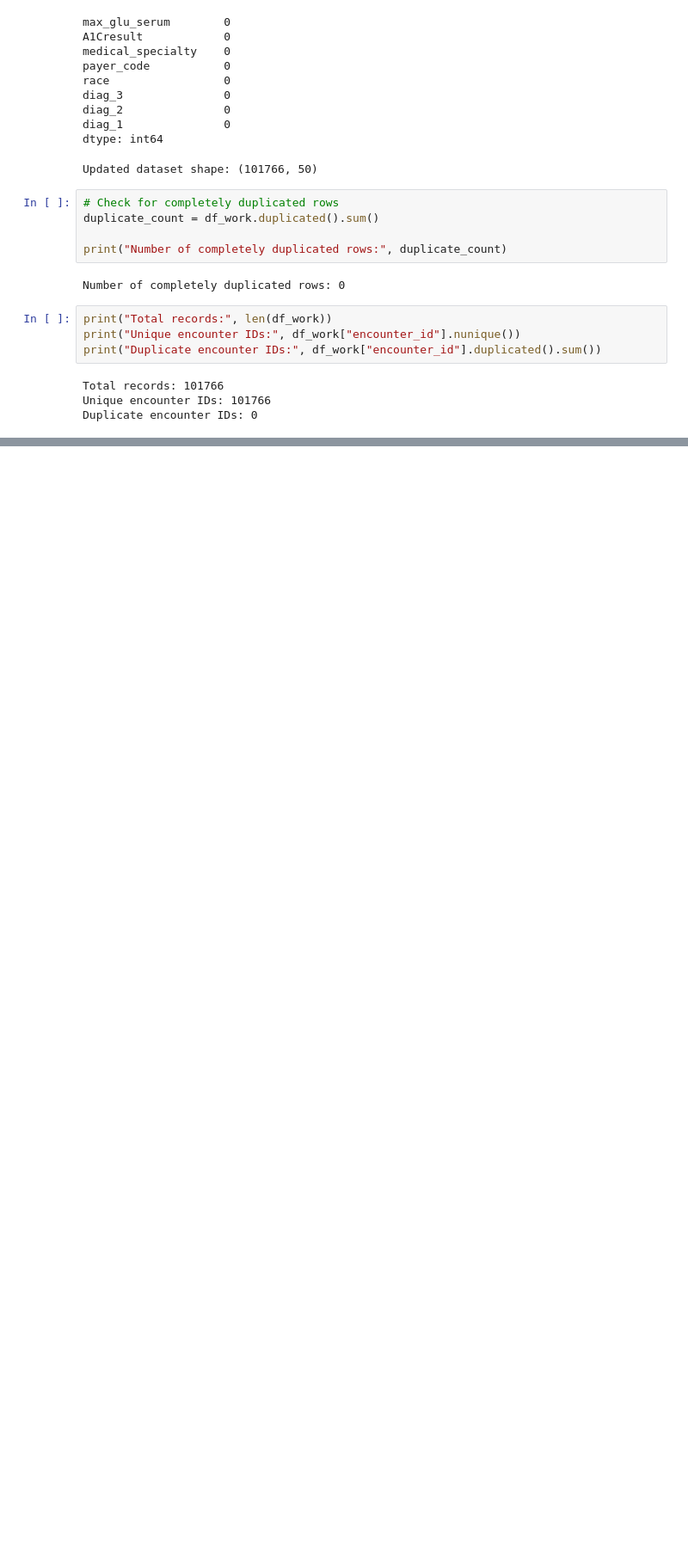
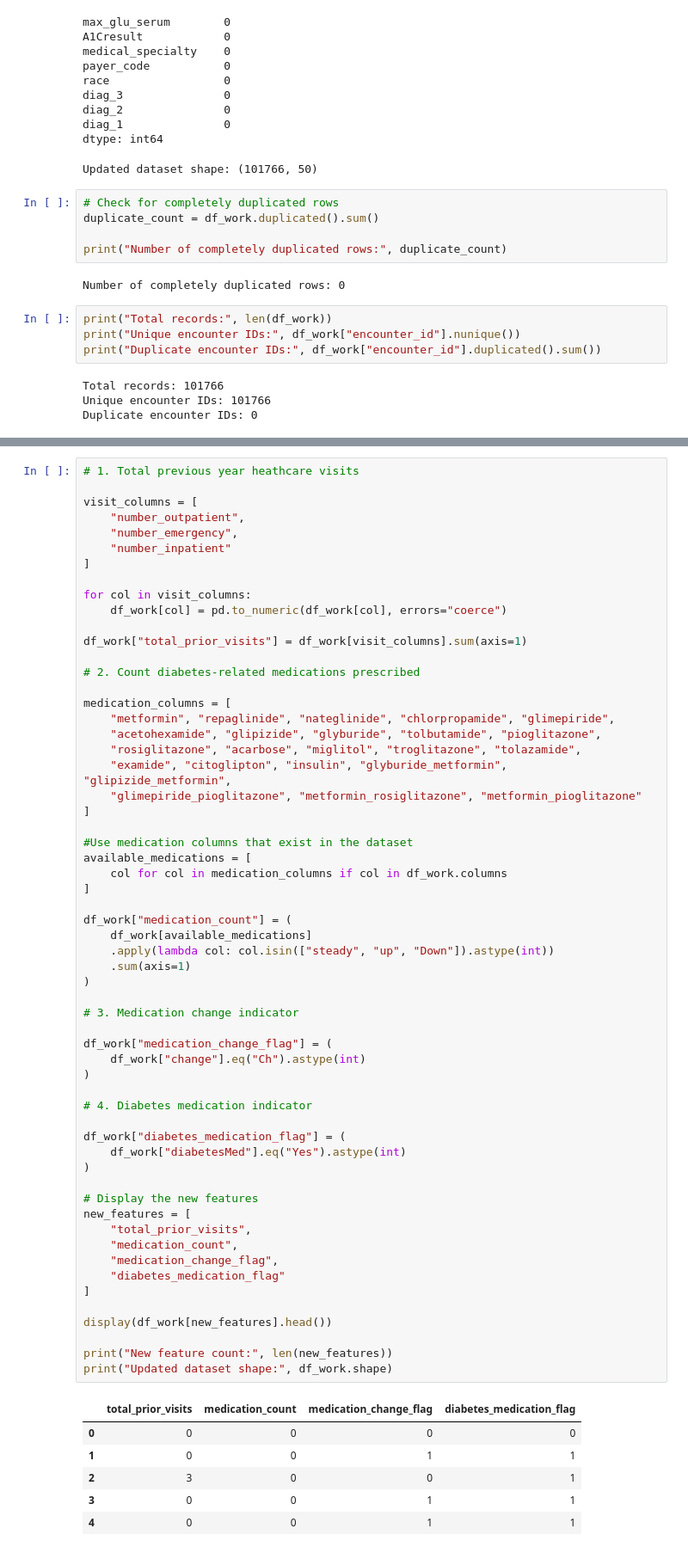
Before and after one commit to hetanshipatel/healthcare-data-analytics, a Jupyter notebook: notebooks/01_raw_data_inspection.ipynb, the cells around one changed output, grey strips where cells are left out. Shown at 86% size. Saved outputs shown, nothing was run; the diff lists cells and outputs as text; blank space fills up the shorter version.

```diff
--- a/notebooks/01_raw_data_inspection.ipynb
+++ b/notebooks/01_raw_data_inspection.ipynb
@@ -351,0 +377,66 @@ Duplicate encounter IDs: 0
+# %%
+# 1. Total previous year heathcare visits
+
+visit_columns = [
+    "number_outpatient",
+    "number_emergency",
+    "number_inpatient"
+]
+
+for col in visit_columns:
+    df_work[col] = pd.to_numeric(df_work[col], errors="coerce")
+
+df_work["total_prior_visits"] = df_work[visit_columns].sum(axis=1)
+
+# 2. Count diabetes-related medications prescribed
+
+medication_columns = [
+    "metformin", "repaglinide", "nateglinide", "chlorpropamide", "glimepiride",
+    "acetohexamide", "glipizide", "glyburide", "tolbutamide", "pioglitazone",
+    "rosiglitazone", "acarbose", "miglitol", "troglitazone", "tolazamide",
+    "examide", "citoglipton", "insulin", "glyburide_metformin", "glipizide_metformin",
+    "glimepiride_pioglitazone", "metformin_rosiglitazone", "metformin_pioglitazone"
+]
+
+#Use medication columns that exist in the dataset
+available_medications = [
+    col for col in medication_columns if col in df_work.columns
+]
+
+df_work["medication_count"] = (
+    df_work[available_medications]
+    .apply(lambda col: col.isin(["steady", "up", "Down"]).astype(int))
+    .sum(axis=1)
+)
+
+# 3. Medication change indicator
+
+df_work["medication_change_flag"] = (
+    df_work["change"].eq("Ch").astype(int)
+)
+
+# 4. Diabetes medication indicator
+
+df_work["diabetes_medication_flag"] = (
+    df_work["diabetesMed"].eq("Yes").astype(int)
+)
+
+# Display the new features
+new_features = [
+    "total_prior_visits",
+    "medication_count",
+    "medication_change_flag",
+    "diabetes_medication_flag"
+]
+
+display(df_work[new_features].head())
+
+print("New feature count:", len(new_features))
+print("Updated dataset shape:", df_work.shape)
+# %% [output]
+|  | total_prior_visits | medication_count | medication_change_flag | diabetes_medication_flag |
+| 0 | 0 | 0 | 0 | 0 |
+| 1 | 0 | 0 | 1 | 1 |
+| 2 | 3 | 0 | 0 | 1 |
+| 3 | 0 | 0 | 1 | 1 |
+| 4 | 0 | 0 | 1 | 1 |
```
Also changed, not shown: parts of 5 cells of this notebook, 1 other file.
